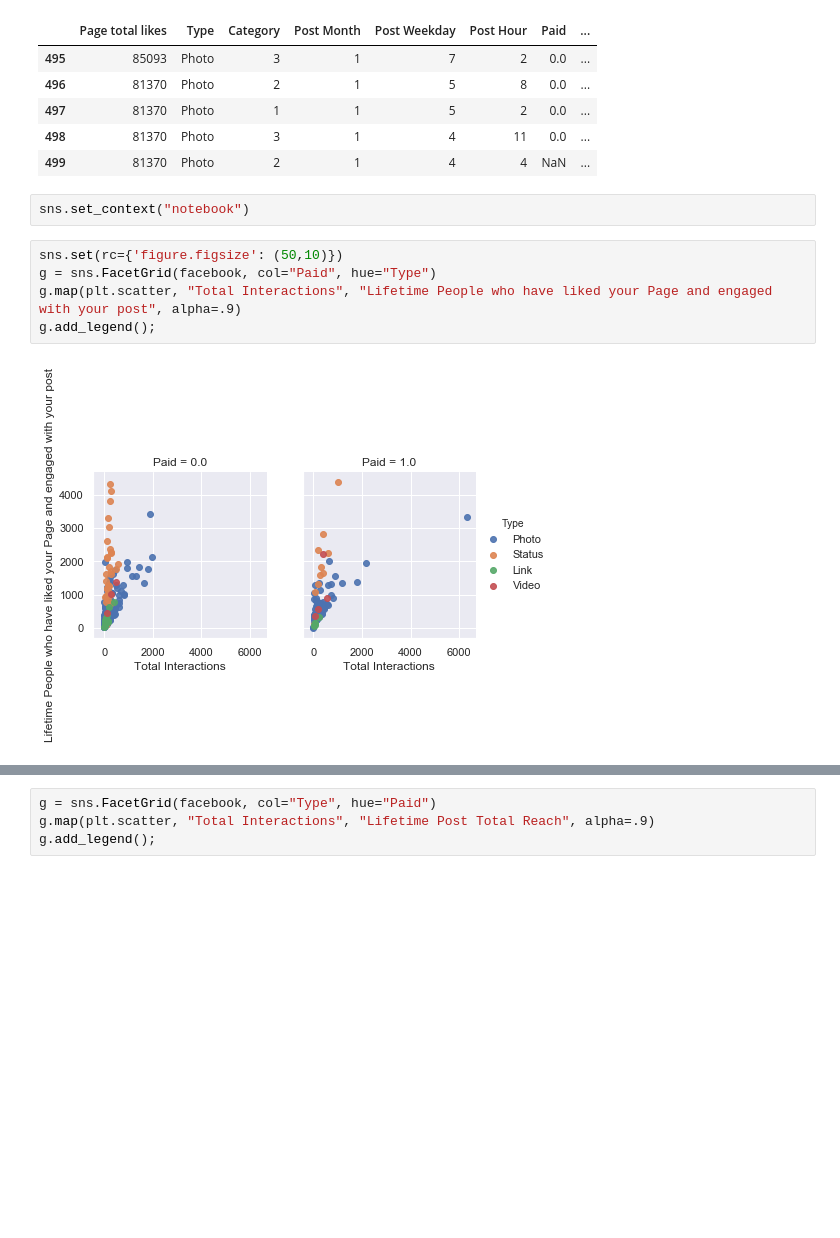
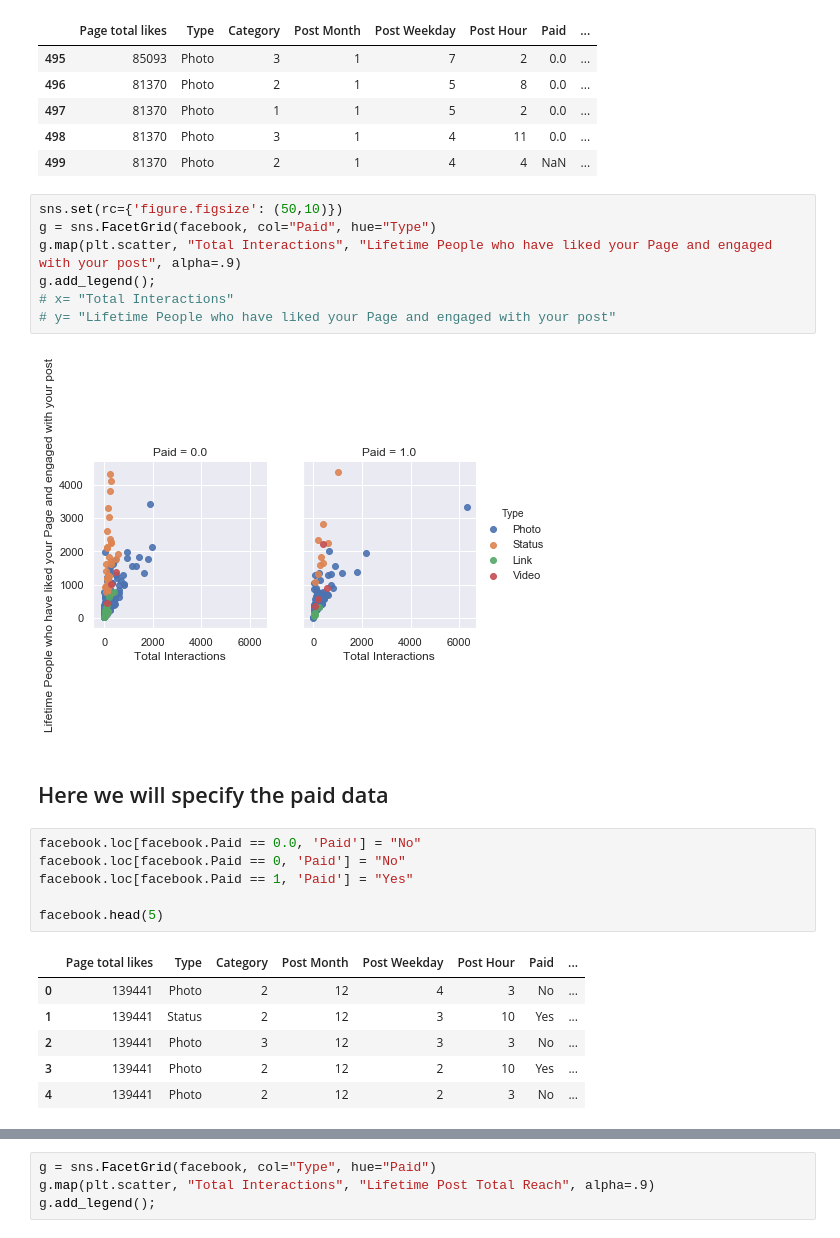
Before and after one commit to Kisazadev/Cars_Facebook, a Jupyter notebook: Kevin_facebook.ipynb, the cells around one changed output, grey strips where cells are left out. Saved outputs shown, nothing was run; the diff lists cells and outputs as text; blank space fills up the shorter version.

```diff
--- a/Kevin_facebook.ipynb
+++ b/Kevin_facebook.ipynb
@@ -97,12 +98,27 @@ facebook.dropna()
 | 497 | 81370 | Photo | 1 | 1 | 5 | 2 | 0.0 | ... |
 | 498 | 81370 | Photo | 3 | 1 | 4 | 11 | 0.0 | ... |
 | 499 | 81370 | Photo | 2 | 1 | 4 | 4 | NaN | ... |
-# %%
-sns.set_context("notebook")
 # %%
 sns.set(rc={'figure.figsize': (50,10)})
 g = sns.FacetGrid(facebook, col="Paid", hue="Type")
 g.map(plt.scatter, "Total Interactions", "Lifetime People who have liked your Page and engaged with your post", alpha=.9)
 g.add_legend();
+# x= "Total Interactions"
+# y= "Lifetime People who have liked your Page and engaged with your post"
 # %% [output]
 [figure]
+# %% [markdown]
+## Here we will specify the paid data
+# %%
+facebook.loc[facebook.Paid == 0.0, 'Paid'] = "No"
+facebook.loc[facebook.Paid == 0, 'Paid'] = "No"
+facebook.loc[facebook.Paid == 1, 'Paid'] = "Yes"
+
+facebook.head(5)
+# %% [output]
+|  | Page total likes | Type | Category | Post Month | Post Weekday | Post Hour | Paid | ... |
+| 0 | 139441 | Photo | 2 | 12 | 4 | 3 | No | ... |
+| 1 | 139441 | Status | 2 | 12 | 3 | 10 | Yes | ... |
+| 2 | 139441 | Photo | 3 | 12 | 3 | 3 | No | ... |
+| 3 | 139441 | Photo | 2 | 12 | 2 | 10 | Yes | ... |
+| 4 | 139441 | Photo | 2 | 12 | 2 | 3 | No | ... |
```
Also changed, not shown: parts of 6 cells of this notebook.
